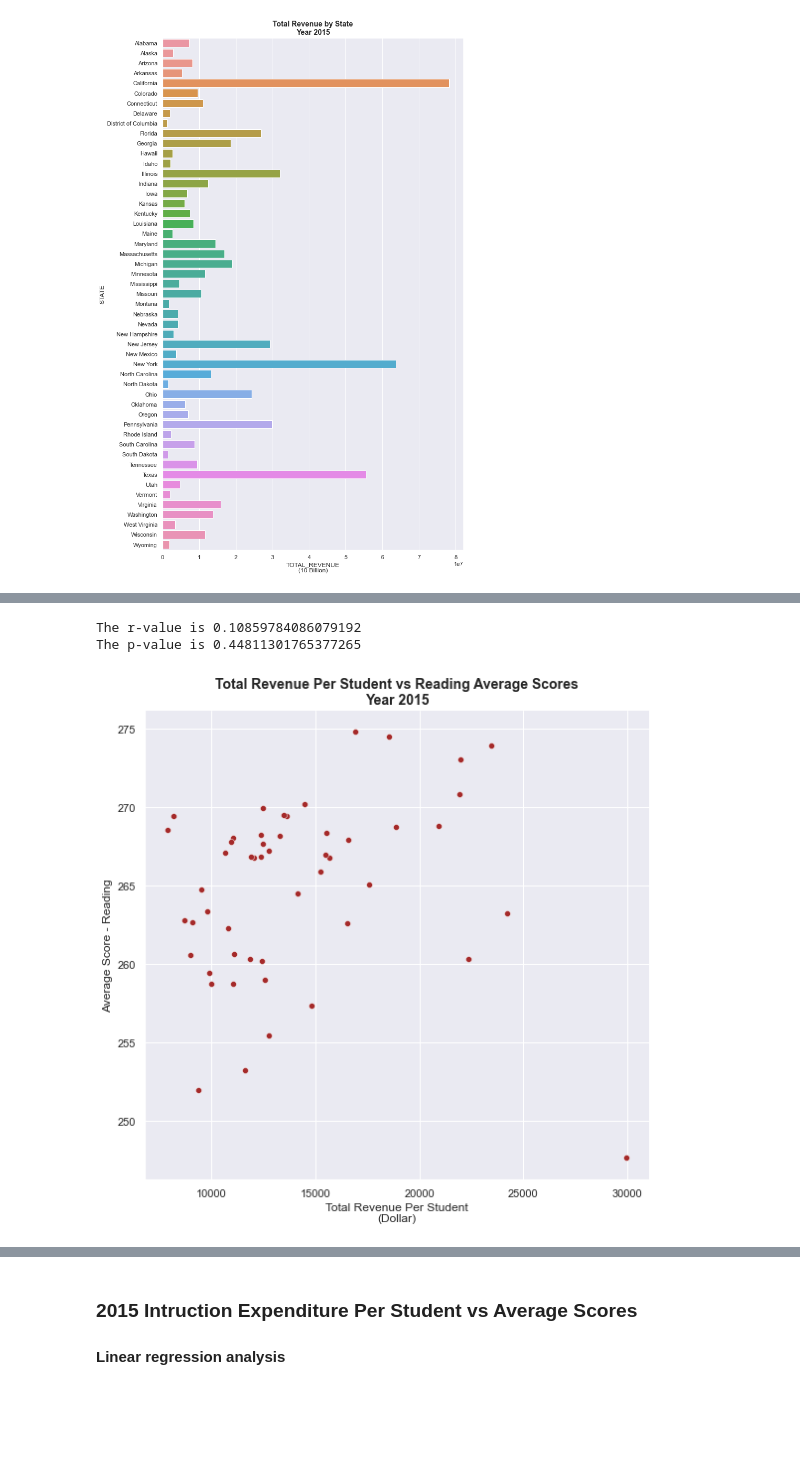
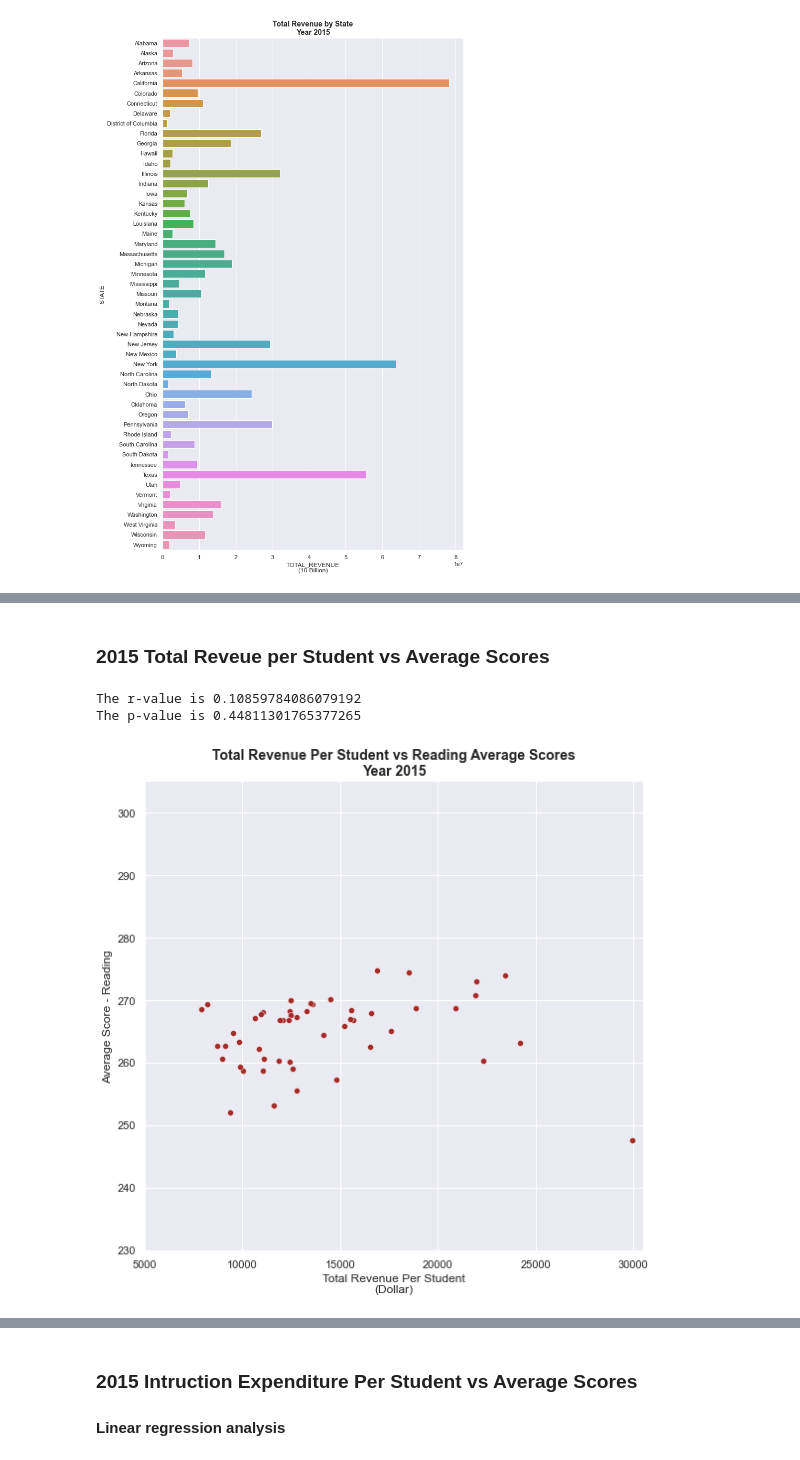
Before and after one commit to trangbt278/education, a Jupyter notebook: Student_Performance_vs_Funding.ipynb, the cells around one changed output, grey strips where cells are left out. Saved outputs shown, nothing was run; the diff lists cells and outputs as text; code cells hidden in the pictures; blank space fills up the shorter version.

```diff
--- a/Student_Performance_vs_Funding.ipynb
+++ b/Student_Performance_vs_Funding.ipynb
@@ -269,30 +256,33 @@ plt.savefig("Output_images/AvgScore_Math_Sort.png")
+# %% [markdown]
+### 2015 Total Reveue per Student vs Average Scores
 # %%
 # Total revenue vs 8th grade Reading scores
 sns.set_theme(color_codes = True)
 
 f, ax = plt.subplots(figsize = (8,8))
 sns.despine(f, left = False, bottom = False)
 
 slope, intercept, r_value, p_value, std_err = st.linregress(year_2015_8th_read["TOTAL_REV_PER_STUDENT"],
                                                             year_2015_8th_read["AVG_SCORE"])
 
 sns.scatterplot(x = "TOTAL_REV_PER_STUDENT", y = "AVG_SCORE", sizes = (1, 8),
                 data = year_2015_8th_read, color = "brown", ax = ax, legend = "auto")
 
 plt.xlabel("Total Revenue Per Student\n(Dollar)", fontsize = 12)
 plt.ylabel("Average Score - Reading", fontsize = 12)
 plt.title("Total Revenue Per Student vs Reading Average Scores\nYear 2015",
           fontsize = 14, fontweight = "bold")
+ax.set(xlim = (5000, 30500), ylim = (230, 305))
 
 print(f"The r-value is {r_value}")
 print(f"The p-value is {p_value}")
 
 plt.tight_layout()
 plt.savefig("Output_images/2015_Rev_vs_Reading.png")
 # %% [output]
 The r-value is 0.10859784086079192
 The p-value is 0.44811301765377265
-[figure, old version]
+[figure, new version]
 # %%
 # Total revenue vs 8th grade Math scores
 sns.set_theme(color_codes = True)
```
Also changed, not shown: parts of 24 cells of this notebook, 11 other files.
